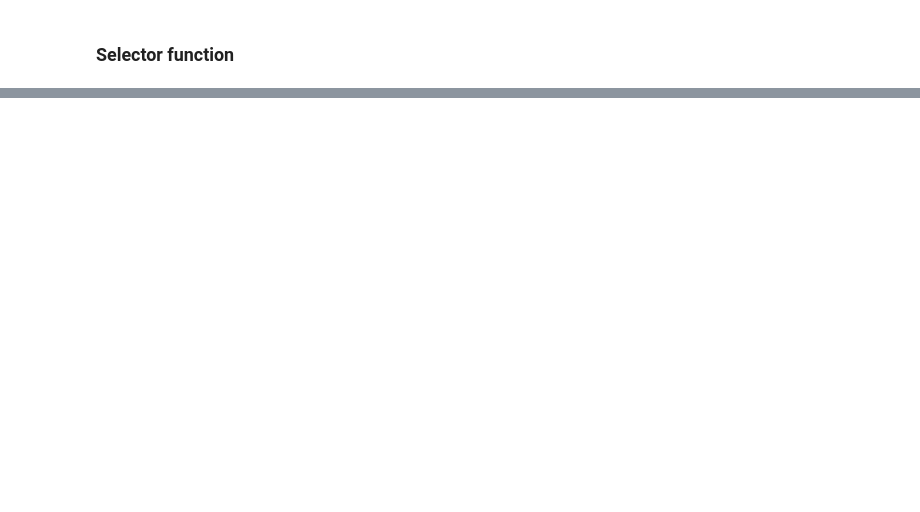
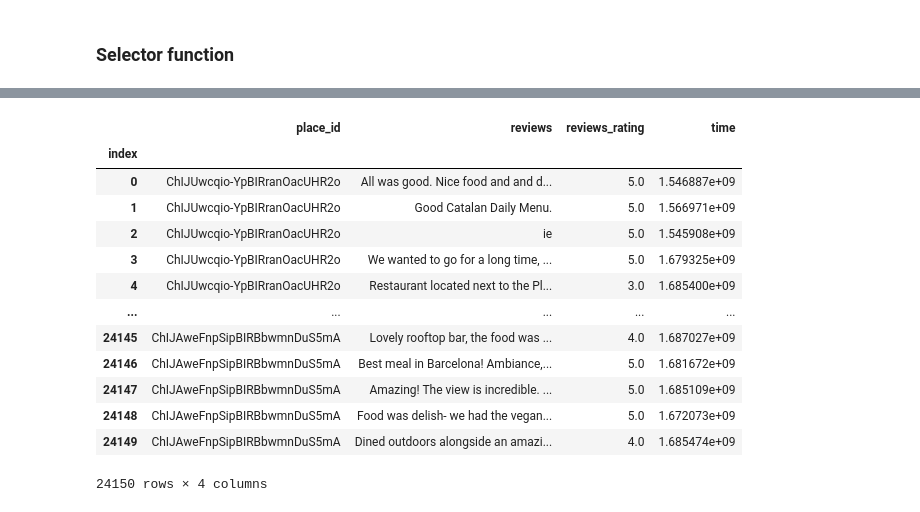
Before and after one commit to augustomues/Search-Restaurants, a Jupyter notebook: main.ipynb, the cells around one changed output, grey strips where cells are left out. Drawn from its saved outputs; the diff is of its cells as text; code cells hidden in the pictures; blank space fills up the shorter version.

```diff
--- a/main.ipynb
+++ b/main.ipynb
@@ -441,3 +423,20 @@ def display_map(df):
 display_map(res)
 # %% [output]
 [interactive output not drawn]
+# %%
+df_reviews
+# %% [output]
+|  | place_id | reviews | reviews_rating | time |
+| index |  |  |  |  |
+| 0 | ChIJUwcqio-YpBIRranOacUHR2o | All was good. Nice food and and d... | 5.0 | 1.546887e+09 |
+| 1 | ChIJUwcqio-YpBIRranOacUHR2o | Good Catalan Daily Menu. | 5.0 | 1.566971e+09 |
+| 2 | ChIJUwcqio-YpBIRranOacUHR2o | ie | 5.0 | 1.545908e+09 |
+| 3 | ChIJUwcqio-YpBIRranOacUHR2o | We wanted to go for a long time, ... | 5.0 | 1.679325e+09 |
+| 4 | ChIJUwcqio-YpBIRranOacUHR2o | Restaurant located next to the Pl... | 3.0 | 1.685400e+09 |
+| ... | ... | ... | ... | ... |
+| 24145 | ChIJAweFnpSipBIRBbwmnDuS5mA | Lovely rooftop bar, the food was ... | 4.0 | 1.687027e+09 |
+| 24146 | ChIJAweFnpSipBIRBbwmnDuS5mA | Best meal in Barcelona! Ambiance,... | 5.0 | 1.681672e+09 |
+| 24147 | ChIJAweFnpSipBIRBbwmnDuS5mA | Amazing! The view is incredible. ... | 5.0 | 1.685109e+09 |
+| 24148 | ChIJAweFnpSipBIRBbwmnDuS5mA | Food was delish- we had the vegan... | 5.0 | 1.672073e+09 |
+| 24149 | ChIJAweFnpSipBIRBbwmnDuS5mA | Dined outdoors alongside an amazi... | 4.0 | 1.685474e+09 |
+24150 rows × 4 columns
```
Also changed, not shown: parts of 10 cells of this notebook, 2 other files.
